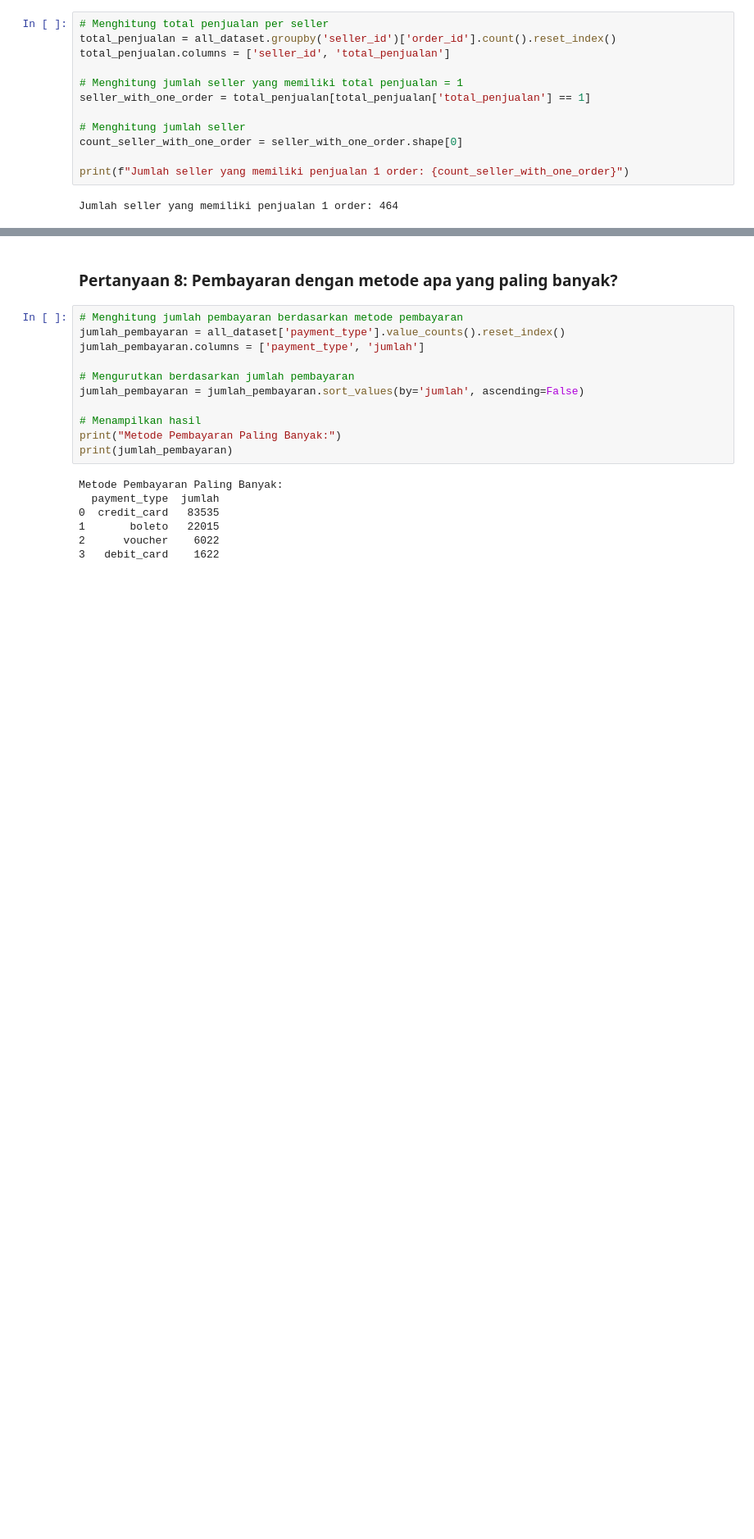
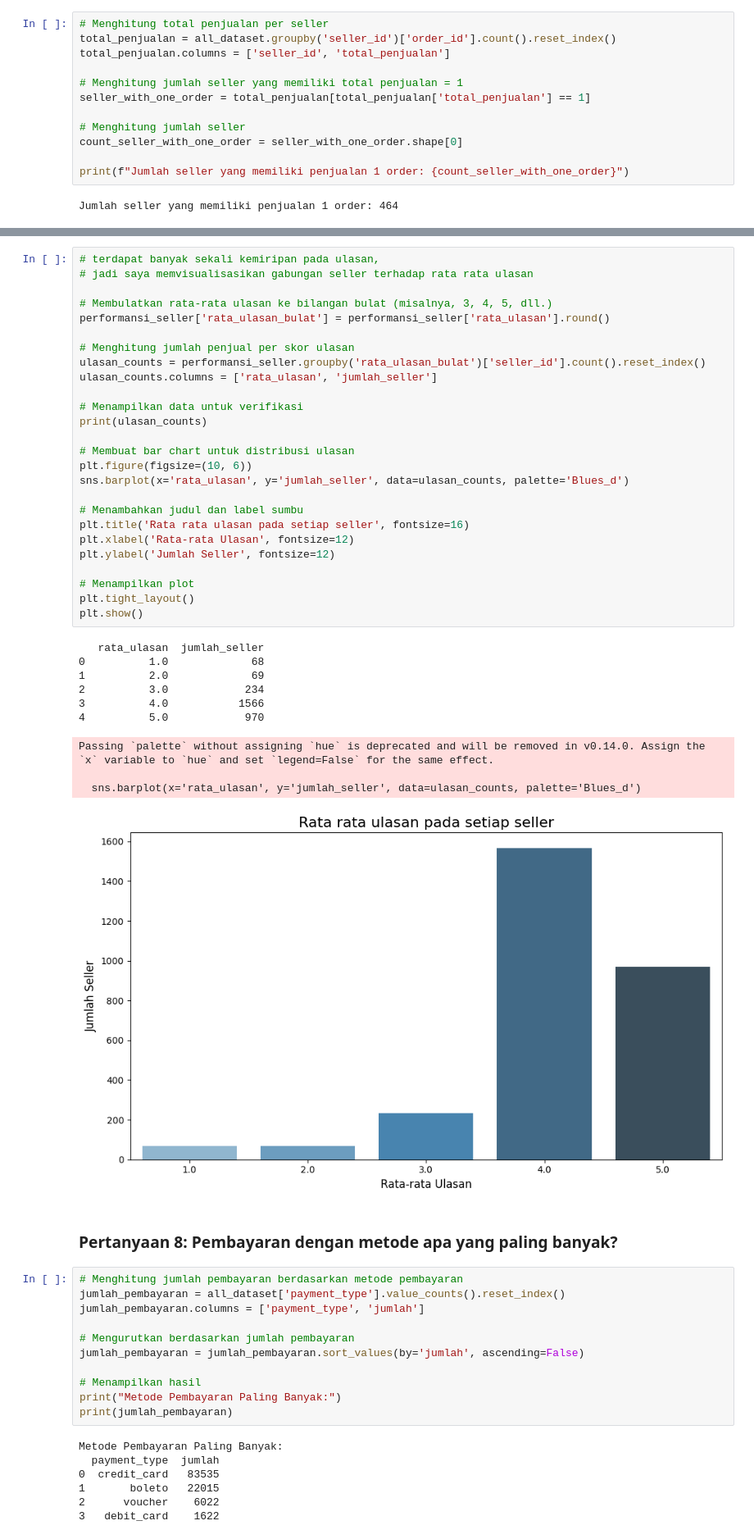
Before and after one commit to alvienandrianto/e_commerce_analysis, a Jupyter notebook: notebook.ipynb, the cells around one changed output, grey strips where cells are left out. Shown at 82% size. Cells and saved outputs as stored; diff of their text form; blank space fills up the shorter version.

```diff
--- a/notebook.ipynb
+++ b/notebook.ipynb
@@ -1553,3 +1583,40 @@ plt.show()
+# %%
+# terdapat banyak sekali kemiripan pada ulasan,
+# jadi saya memvisualisasikan gabungan seller terhadap rata rata ulasan
+
+# Membulatkan rata-rata ulasan ke bilangan bulat (misalnya, 3, 4, 5, dll.)
+performansi_seller['rata_ulasan_bulat'] = performansi_seller['rata_ulasan'].round()
+
+# Menghitung jumlah penjual per skor ulasan
+ulasan_counts = performansi_seller.groupby('rata_ulasan_bulat')['seller_id'].count().reset_index()
+ulasan_counts.columns = ['rata_ulasan', 'jumlah_seller']
+
+# Menampilkan data untuk verifikasi
+print(ulasan_counts)
+
+# Membuat bar chart untuk distribusi ulasan
+plt.figure(figsize=(10, 6))
+sns.barplot(x='rata_ulasan', y='jumlah_seller', data=ulasan_counts, palette='Blues_d')
+
+# Menambahkan judul dan label sumbu
+plt.title('Rata rata ulasan pada setiap seller', fontsize=16)
+plt.xlabel('Rata-rata Ulasan', fontsize=12)
+plt.ylabel('Jumlah Seller', fontsize=12)
+
+# Menampilkan plot
+plt.tight_layout()
+plt.show()
+# %% [output]
+   rata_ulasan  jumlah_seller
+0          1.0             68
+1          2.0             69
+2          3.0            234
+3          4.0           1566
+4          5.0            970
+Passing `palette` without assigning `hue` is deprecated and will be removed in v0.14.0. Assign the `x` variable to `hue` and set `legend=False` for the same effect.
+
+  sns.barplot(x='rata_ulasan', y='jumlah_seller', data=ulasan_counts, palette='Blues_d')
+[figure, added]
 # %% [markdown]
 ### Pertanyaan 8: Pembayaran dengan metode apa yang paling banyak?
 # %%
```
Also changed, not shown: parts of 6 cells of this notebook.
